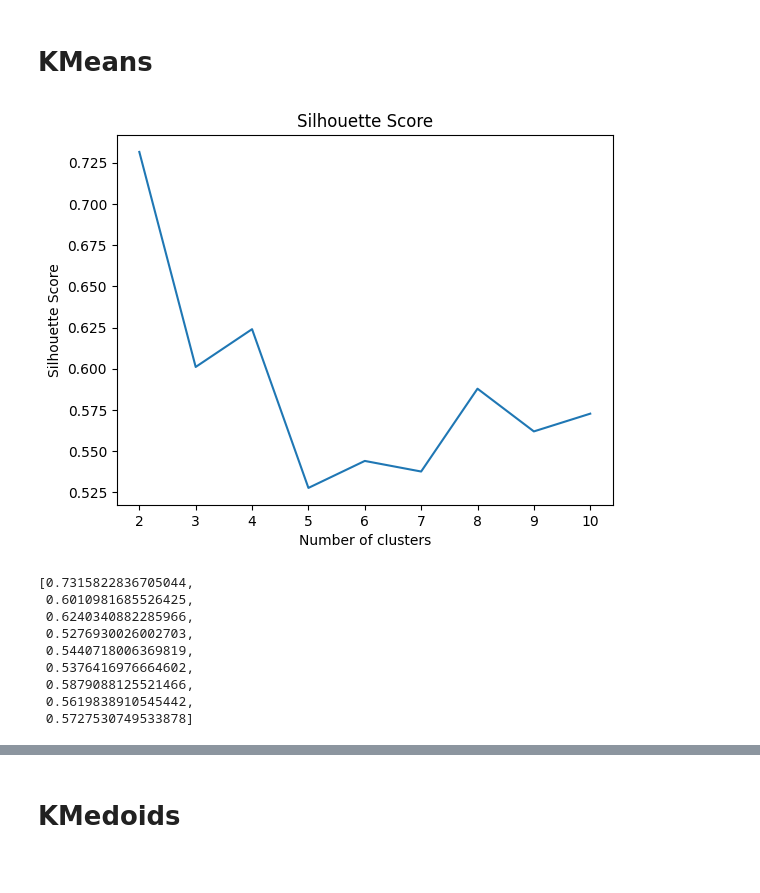
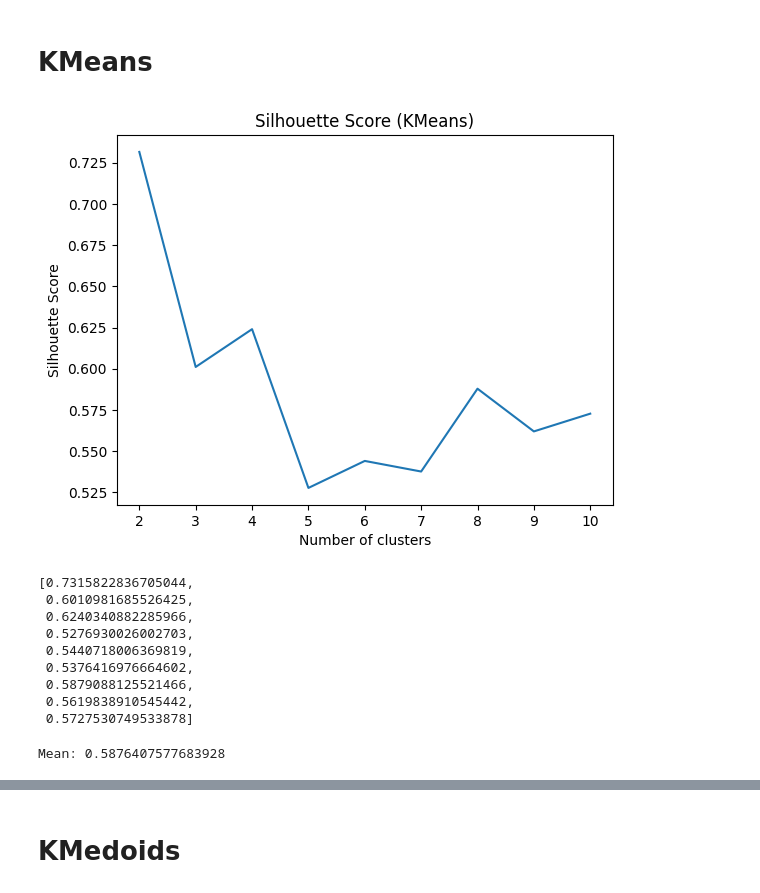
Before and after one commit to Ulveen/livability_index, a Jupyter notebook: model/final.ipynb, the cells around one changed output, grey strips where cells are left out. Saved outputs shown, nothing was run; the diff lists cells and outputs as text; code cells hidden in the pictures.

```diff
--- a/model/final.ipynb
+++ b/model/final.ipynb
@@ -87,14 +99,15 @@ for i in range(2, 11):
     silhouette_scores.append(silhouette_score(df.drop(columns=['province', 'year']), model.labels_))
 # %%
 plt.plot(range(2, 11), silhouette_scores)
-plt.title('Silhouette Score')
+plt.title('Silhouette Score (KMeans)')
 plt.xlabel('Number of clusters')
 plt.ylabel('Silhouette Score')
 plt.show()
 
 display(silhouette_scores)
+print(f'Mean: {statistics.mean(silhouette_scores)}')
 # %% [output]
-[figure, old version]
+[figure, new version]
 [0.7315822836705044,
  0.6010981685526425,
  0.6240340882285966,
@@ -104,5 +117,6 @@ display(silhouette_scores)
  0.5879088125521466,
  0.5619838910545442,
  0.5727530749533878]
+Mean: 0.5876407577683928
 # %%
 plt.plot(range(2, 11), mean_distances)
```
Also changed, not shown: parts of 5 cells of this notebook.
